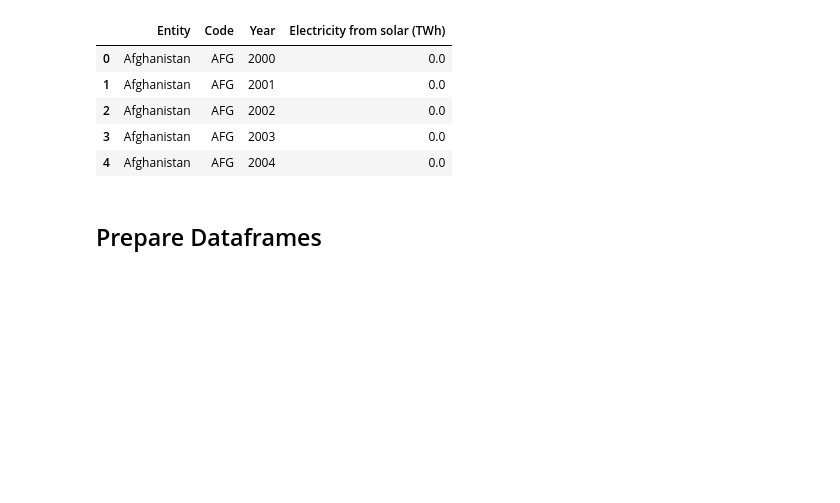
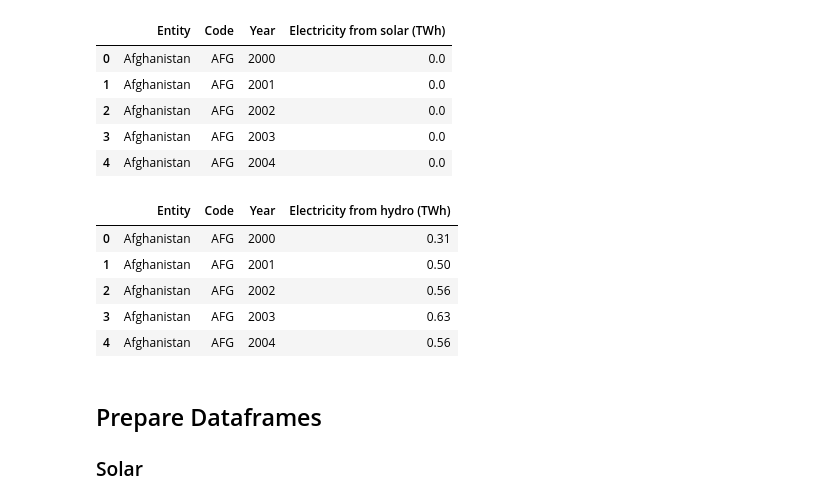
Before and after one commit to alexschillingfhnw/cda2, a Jupyter notebook: AS_eda.ipynb, the cells around one changed output. Drawn from its saved outputs; the diff is of its cells as text; code cells hidden in the pictures; blank space fills up the shorter version.

```diff
--- a/AS_eda.ipynb
+++ b/AS_eda.ipynb
@@ -14,7 +14,18 @@ df_solar_generation.head()
 | 2 | Afghanistan | AFG | 2002 | 0.0 |
 | 3 | Afghanistan | AFG | 2003 | 0.0 |
 | 4 | Afghanistan | AFG | 2004 | 0.0 |
+# %%
+df_hydro_generation = pd.read_csv('Data/All/Hydropower/hydropower-generation.csv')
+df_hydro_generation.head()
+# %% [output]
+|  | Entity | Code | Year | Electricity from hydro (TWh) |
+| 0 | Afghanistan | AFG | 2000 | 0.31 |
+| 1 | Afghanistan | AFG | 2001 | 0.50 |
+| 2 | Afghanistan | AFG | 2002 | 0.56 |
+| 3 | Afghanistan | AFG | 2003 | 0.63 |
+| 4 | Afghanistan | AFG | 2004 | 0.56 |
 # %% [markdown]
 ## Prepare Dataframes
+### Solar
 # %%
 df_solar_generation = wrangle_dataframe(df_solar_generation, "Electricity from solar (TWh)")
```
Also changed, not shown: parts of 10 cells of this notebook.
